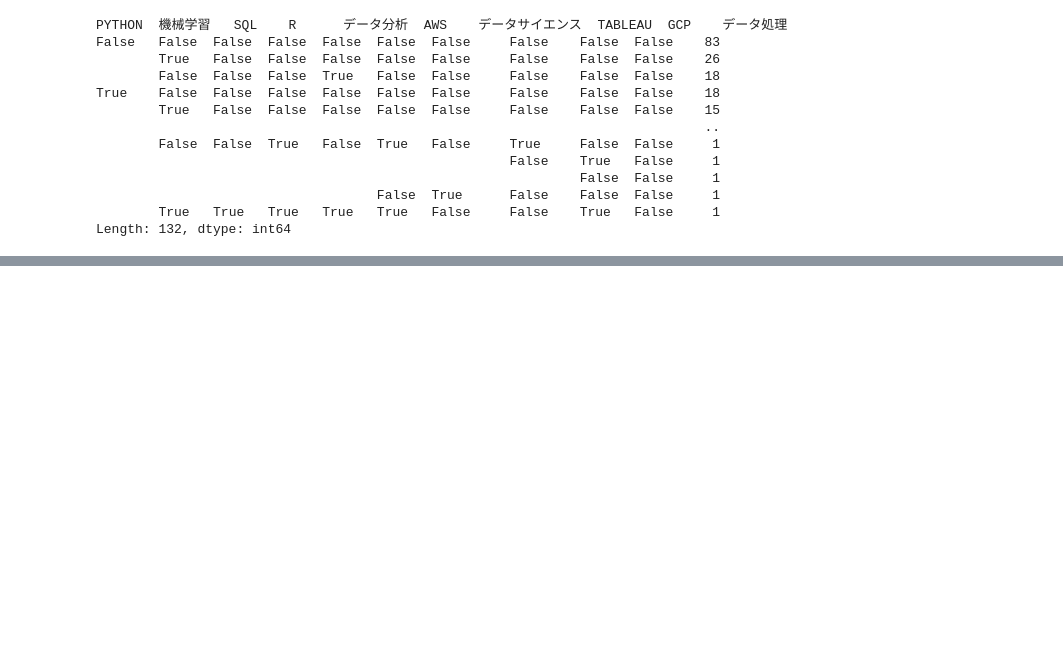
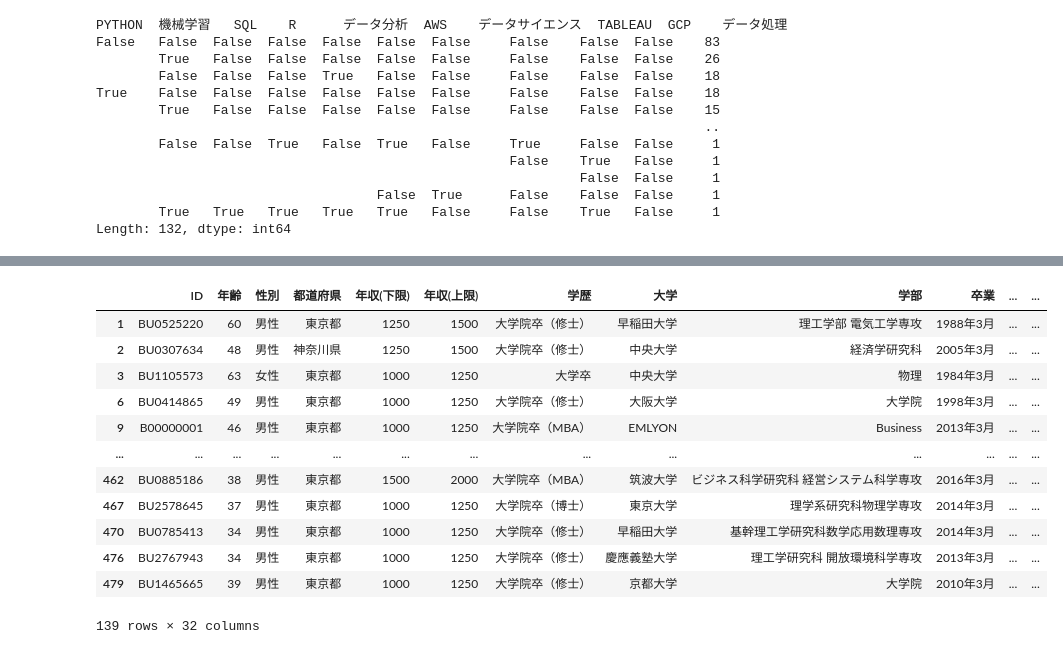
Before and after one commit to abenben/DsAnaBizreach, a Jupyter notebook: src/ds_trend.ipynb, the cells around one changed output, grey strips where cells are left out. Drawn from its saved outputs; the diff is of its cells as text; code cells hidden in the pictures; blank space fills up the shorter version.

```diff
--- a/src/ds_trend.ipynb
+++ b/src/ds_trend.ipynb
@@ -284,0 +324,16 @@ Length: 132, dtype: int64
+# %%
+dfx[dfx["年収(下限)"]>=1000]
+# %% [output]
+|  | ID | 年齢 | 性別 | 都道府県 | 年収(下限) | 年収(上限) | 学歴 | 大学 | 学部 | 卒業 | ... | ... |
+| 1 | BU0525220 | 60 | 男性 | 東京都 | 1250 | 1500 | 大学院卒（修士） | 早稲田大学 | 理工学部 電気工学専攻 | 1988年3月 | ... | ... |
+| 2 | BU0307634 | 48 | 男性 | 神奈川県 | 1250 | 1500 | 大学院卒（修士） | 中央大学 | 経済学研究科 | 2005年3月 | ... | ... |
+| 3 | BU1105573 | 63 | 女性 | 東京都 | 1000 | 1250 | 大学卒 | 中央大学 | 物理 | 1984年3月 | ... | ... |
+| 6 | BU0414865 | 49 | 男性 | 東京都 | 1000 | 1250 | 大学院卒（修士） | 大阪大学 | 大学院 | 1998年3月 | ... | ... |
+| 9 | B00000001 | 46 | 男性 | 東京都 | 1000 | 1250 | 大学院卒（MBA） | EMLYON | Business | 2013年3月 | ... | ... |
+| ... | ... | ... | ... | ... | ... | ... | ... | ... | ... | ... | ... | ... |
+| 462 | BU0885186 | 38 | 男性 | 東京都 | 1500 | 2000 | 大学院卒（MBA） | 筑波大学 | ビジネス科学研究科 経営システム科学専攻 | 2016年3月 | ... | ... |
+| 467 | BU2578645 | 37 | 男性 | 東京都 | 1000 | 1250 | 大学院卒（博士） | 東京大学 | 理学系研究科物理学専攻 | 2014年3月 | ... | ... |
+| 470 | BU0785413 | 34 | 男性 | 東京都 | 1000 | 1250 | 大学院卒（修士） | 早稲田大学 | 基幹理工学研究科数学応用数理専攻 | 2014年3月 | ... | ... |
+| 476 | BU2767943 | 34 | 男性 | 東京都 | 1000 | 1250 | 大学院卒（修士） | 慶應義塾大学 | 理工学研究科 開放環境科学専攻 | 2013年3月 | ... | ... |
+| 479 | BU1465665 | 39 | 男性 | 東京都 | 1000 | 1250 | 大学院卒（修士） | 京都大学 | 大学院 | 2010年3月 | ... | ... |
+139 rows × 32 columns
```
Also changed, not shown: parts of 2 cells of this notebook.
